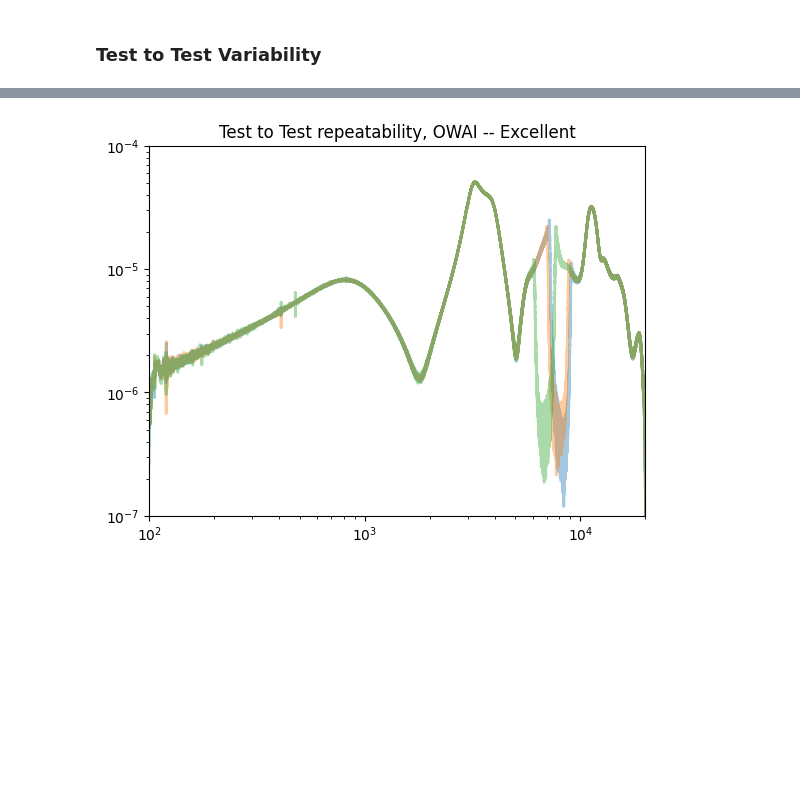
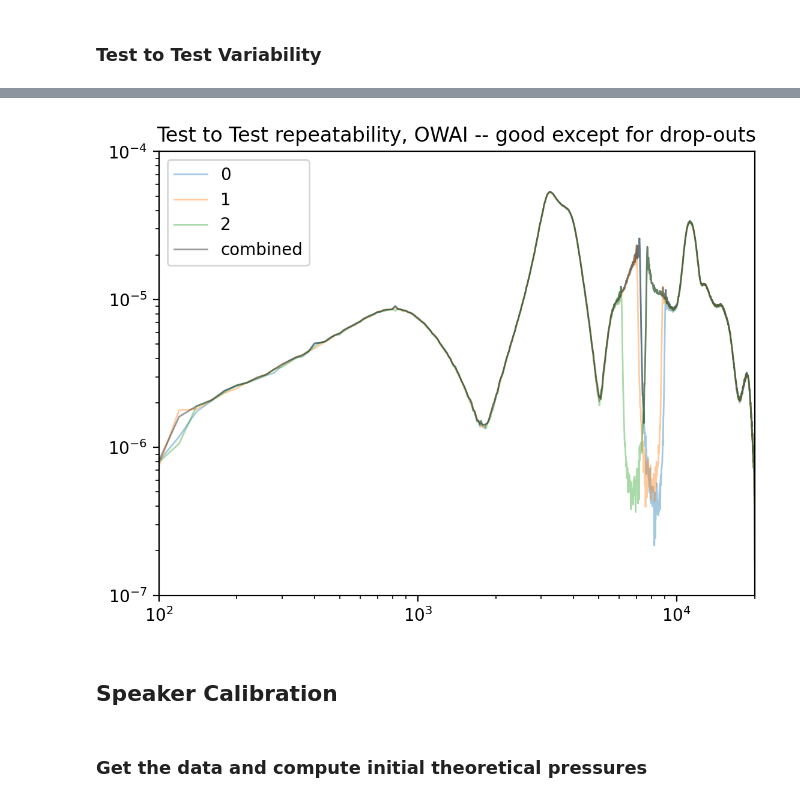
Before and after one commit to Tympan/auren-python, a Jupyter notebook: jupyter_notebooks/2024-02-23_owai_calibration_0.ipynb, the cells around one changed output, grey strips where cells are left out. Cells and saved outputs as stored; diff of their text form; code cells hidden in the pictures; blank space fills up the shorter version.

Commit message:
ENH: Finished initial speaker and mic amplitude calibration

```diff
--- a/jupyter_notebooks/2024-02-23_owai_calibration_0.ipynb
+++ b/jupyter_notebooks/2024-02-23_owai_calibration_0.ipynb
@@ -19,12 +19,13 @@ from pprint import pprint
 
 import matplotlib.pyplot as plt
 import numpy as np
-from scipy import signal, ndimage
+from scipy import signal, ndimage, optimize
 from pint import UnitRegistry
-units = UnitRegistry()
 
 from owai.core import io
 from owai.core import signal_processing_utils as spu
+from owai.core.model import StraightTube
+from owai.core.units import units
 # %%
 # Figure style and line style
 figkwargs = dict(figsize=(6.5, 6.5 / 1.618034), dpi=200)
@@ -356,21 +367,23 @@ for i, test_key in enumerate(test_keys):
     cavern_data = {}
     cavern_times_ref = {}
     cavern_data_ref = {}
+    count = 0
     for j, tests in enumerate(test_meta["test_metadata"][test_key]["files"]):
         if len(tests) == 1:
             continue
         fn = os.path.join(path, tests[0])
         t, d, samplerate = io.load_wav(fn, )
-        cavern_times["test%d"%j] = t[data_slice]
-        cavern_data["test%d"%j] = d[data_slice].T
+        cavern_times["test%d"%count] = t[data_slice]
+        cavern_data["test%d"%count] = d[data_slice].T
         fn = os.path.join(path, tests[1])
         t, d, samplerate_bk = io.load_wav(fn)
         slc = spu.trim_signal_sharp_jump(d, samplerate_bk, duration=5, kernel_size=65, end=True, return_index=True)
-        cavern_times_ref["test%d"%j] = t[slc]
-        cavern_data_ref["test%d"%j] = d[slc].T
-    times_owai["cavern%d"%i] = cavern_times
-    data_owai["cavern%d"%i] = cavern_data
-    times_ref["cavern%d"%i] = cavern_times_ref
-    data_ref["cavern%d"%i] = cavern_data_ref
+        cavern_times_ref["test%d"%count] = t[slc]
+        cavern_data_ref["test%d"%count] = d[slc].T
+        count += 1
+    times_owai[test_key[:8]] = cavern_times
+    data_owai[test_key[:8]] = cavern_data
+    times_ref[test_key[:8]] = cavern_times_ref
+    data_ref[test_key[:8]] = cavern_data_ref
 # Done reading all the data
 # %% [output]
@@ -430,15 +446,17 @@ Text(0.5, 1.0, 'Clip Tympan file, otherwise energy too high')
 ### Test to Test Variability
 # %%
 # Let's look at the consistency of the noises in the same cavern. Cavern 3 has the most data, so use it.
-plt.figure(203)
-cavern = 'cavern1'
+plt.figure(203, dpi=200)
+cavern = 'cavern_3'
+subsel = 10
 for test in times_ref[cavern].keys():
     t = times_ref[cavern][test]
     d = data_ref[cavern][test]
     f,a = spu.to_fourier(d, samplerate_bk)
-    plt.loglog(f, np.abs(a), lw=2, alpha=0.4)
+    plt.loglog(f[::subsel], np.abs(a)[::subsel], lw=1, alpha=0.4)
 plt.xlim([100, 20000])
 plt.ylim([3e-3, 1e2])
+plt.legend()
 plt.title("Test to Test repeatability, B&K -- Excellent")
 plt.show()
 # %% [output]
@@ -446,16 +465,28 @@ plt.show()
 # %%
 # Let's look at the consistency of the noises in the same cavern. Cavern 3 has the most data, so use it.
-plt.figure(204)
-cavern = 'cavern1'
+plt.figure(204, dpi=200)
+subsel=100
+cavern = 'cavern_3'
 all_data = []
 for test in times_ref[cavern].keys():
     t = times_owai[cavern][test]
     d = data_owai[cavern][test][0]
     f,a = spu.to_fourier(d, samplerate)
-    plt.loglog(f, np.abs(a), lw=2, alpha=0.4)
+    all_data.append((f, np.abs(a)))
+    plt.loglog(f[::subsel], np.abs(a)[::subsel], lw=1, alpha=0.4)
+f, a = all_data[0]
+for f2, a2 in all_data[1:]:
+    a = np.maximum(a, np.interp(f, f2, a2))
+plt.loglog(f[::subsel], np.abs(a)[::subsel], 'k', lw=1, alpha=0.4)
+plt.legend(['0', '1', '2', 'combined'])
 plt.xlim([100, 20000])
 plt.ylim([1e-7, 1e-4])
 plt.title("Test to Test repeatability, OWAI -- good except for drop-outs")
 plt.show()
 # %% [output]
-[figure, old version]
+[figure, new version]
+# %% [markdown]
+## Speaker Calibration
+# %% [markdown]
+
+### Get the data and compute initial theoretical pressures
```
Also changed, not shown: parts of 47 cells of this notebook, 1 other file.
